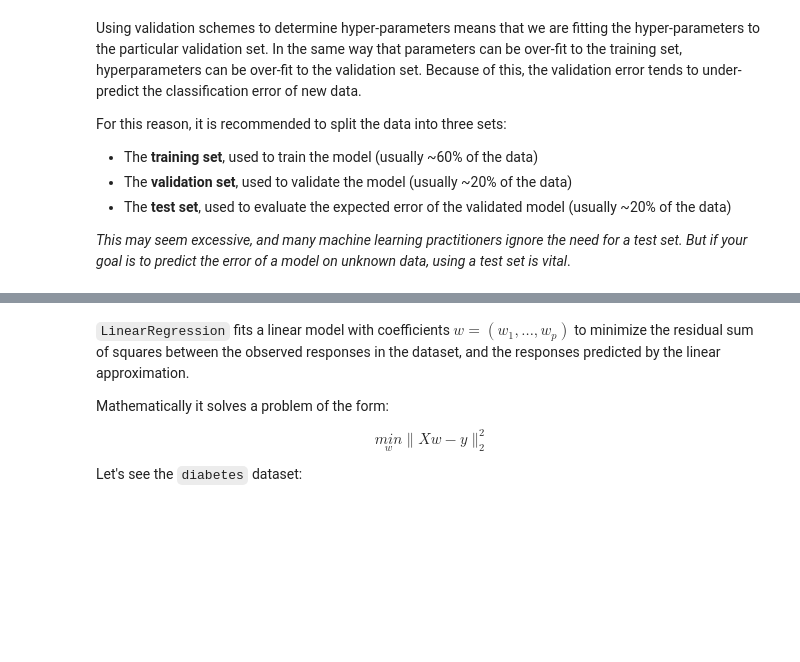
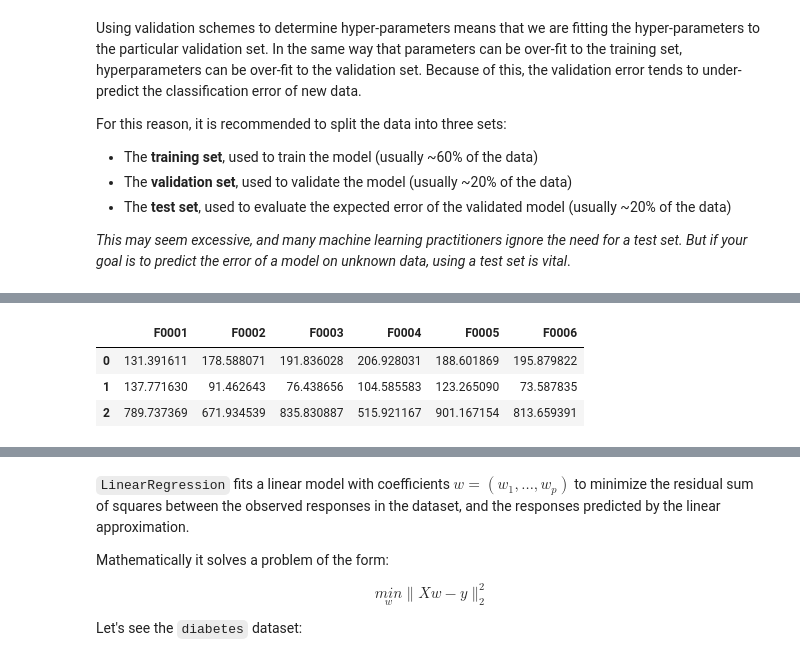
Before and after one commit to addfor/tutorials, a Jupyter notebook: machine_learning/ml04v04_dealing_with_bias_and_variance.ipynb, the cells around one changed output, grey strips where cells are left out. Cells and saved outputs as stored; diff of their text form; code cells hidden in the pictures; blank space fills up the shorter version.

Commit message:
Modify preprocessing and bias/variance

```diff
--- a/machine_learning/ml04v04_dealing_with_bias_and_variance.ipynb
+++ b/machine_learning/ml04v04_dealing_with_bias_and_variance.ipynb
@@ -468,0 +494,22 @@ data, using a test set is vital*.
+# %%
+from sklearn import model_selection
+X_tr, X_valid, y_tr, y_valid = model_selection.train_test_split(X_sc, y,
+                                                                test_size=0.30,
+                                                                random_state=0)
+lin.fit(X_tr, y_tr)
+MSE = metrics.mean_squared_error(lin.predict(X_valid), y_valid)
+print("Mean Squared Error: %.2f" % MSE)
+print("Model coefficient: %.5f, and intercept: %.5f" % (lin.coef_, lin.intercept_))
+
+X_predicted = np.linspace(0, 1, 2)[:, np.newaxis]
+y_predicted = lin.predict(X_predicted)
+fig = bk.figure(title='Training and Validation Sets',
+                plot_width=700, plot_height=400)
+fig.circle(X_tr.squeeze(), y_tr,
+           size=5, line_alpha=0.85, fill_color='green', line_color='darkgreen',
+           legend='Training Set')
+fig.circle(X_valid.squeeze(), y_valid,
+           size=5, line_alpha=0.85, fill_color='orangered', legend='Validation Set')
+fig.line(X_predicted.ravel(), y_predicted, line_color='blue', legend='Linear Regression')
+fig.legend.location = 'bottom_right'
+bk.show(fig)
@@ -468,0 +544,18 @@ data, using a test set is vital*.
+# %%
+from sklearn import preprocessing, linear_model
+mat = scipy.io.loadmat('example_data/matlab_test_data_02.mat')
+col = [s.strip() for s in list(mat['feat_names'])]
+# %%
+Xt,Xv,yt,yv = model_selection.train_test_split(mat['X'], mat['y'],test_size=0.30,
+                                                random_state=0)
+Xt = pd.DataFrame(Xt, columns=col)
+Xv = pd.DataFrame(Xv, columns=col)
+yt = pd.DataFrame(yt, columns=['measured'])
+yv = pd.DataFrame(yv, columns=['measured'])
+# %%
+Xt.head(3)
+# %% [output]
+|  | F0001 | F0002 | F0003 | F0004 | F0005 | F0006 |
+| 0 | 131.391611 | 178.588071 | 191.836028 | 206.928031 | 188.601869 | 195.879822 |
+| 1 | 137.771630 | 91.462643 | 76.438656 | 104.585583 | 123.265090 | 73.587835 |
+| 2 | 789.737369 | 671.934539 | 835.830887 | 515.921167 | 901.167154 | 813.659391 |
```
Also changed, not shown: parts of 56 cells of this notebook, 1 other file.
